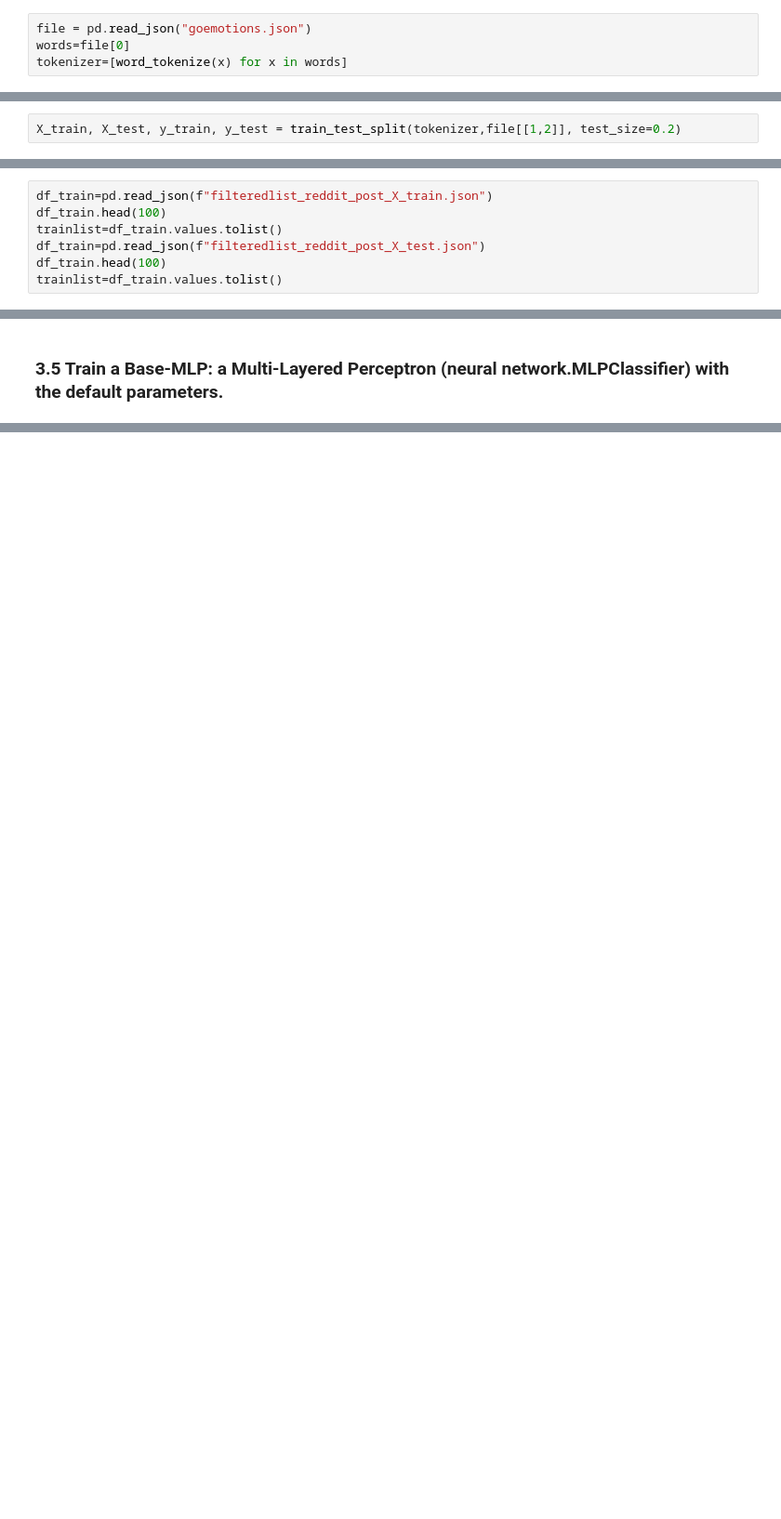
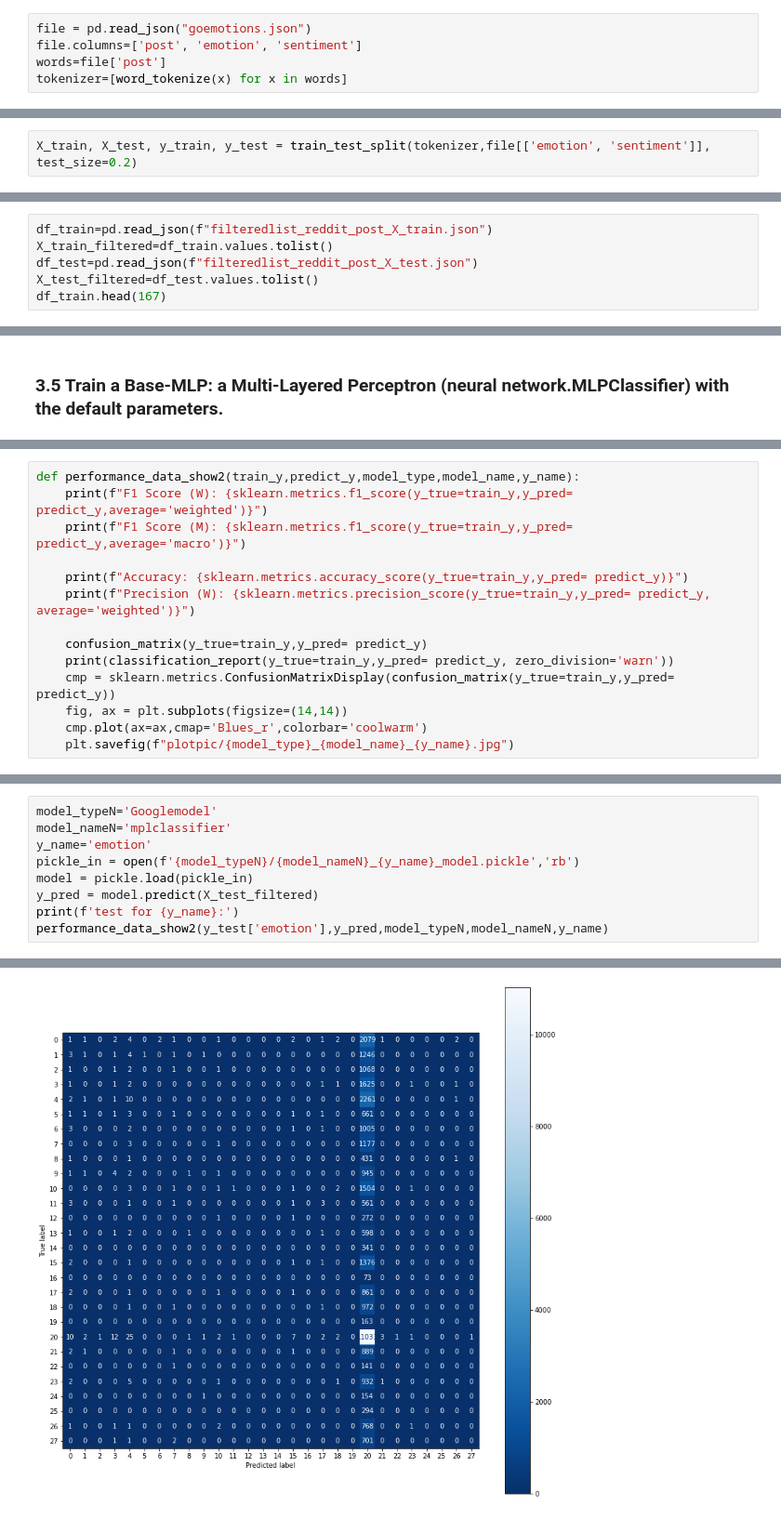
Before and after one commit to Qiantongzhou/comp472_2022_fall_A1, a Jupyter notebook: solution.ipynb, the cells around one changed output, grey strips where cells are left out. Shown at 93% size. Cells and saved outputs as stored; diff of their text form; blank space fills up the shorter version.

```diff
--- a/solution.ipynb
+++ b/solution.ipynb
@@ -655,7 +660,8 @@ wordvec2model.similar_by_vector('car')
 ### 3.2 Use the tokenizer from nltk to extract words from the Reddit posts. Display the number of tokens in the training set.
 # %%
 file = pd.read_json("goemotions.json")
-words=file[0]
+file.columns=['post', 'emotion', 'sentiment']
+words=file['post']
 tokenizer=[word_tokenize(x) for x in words]
 # %%
 list_tokens=[]
@@ -766,7 +772,7 @@ df.T.head()
 | average | -0.007975 | 0.05957 | 0.123047 | 0.034698 | 0.012044 | 0.02887 | 0.074544 | -0.09668 | 0.075277 | 0.138509 | ... | ... |
 1 rows × 299 columns
 # %%
-X_train, X_test, y_train, y_test = train_test_split(tokenizer,file[[1,2]], test_size=0.2)
+X_train, X_test, y_train, y_test = train_test_split(tokenizer,file[['emotion', 'sentiment']], test_size=0.2)
 # %% [markdown]
 ### 3.4 Compute and display the overall hit rates of the training and test sets (i.e. the % of words in the Reddit posts for which an embedding is found in Word2Vec).
 # %%
@@ -812,7 +838,6 @@ KeyboardInterrupt:
 # %%
 df_train=pd.read_json(f"filteredlist_reddit_post_X_train.json")
-df_train.head(100)
-trainlist=df_train.values.tolist()
-df_train=pd.read_json(f"filteredlist_reddit_post_X_test.json")
-df_train.head(100)
-trainlist=df_train.values.tolist()
+X_train_filtered=df_train.values.tolist()
+df_test=pd.read_json(f"filteredlist_reddit_post_X_test.json")
+X_test_filtered=df_test.values.tolist()
+df_train.head(167)
@@ -848 +936,15 @@ def train_model_vec2(model, model_name, train_X, train_Y):
+# %%
+def performance_data_show2(train_y,predict_y,model_type,model_name,y_name):
+    print(f"F1 Score (W): {sklearn.metrics.f1_score(y_true=train_y,y_pred= predict_y,average='weighted')}")
+    print(f"F1 Score (M): {sklearn.metrics.f1_score(y_true=train_y,y_pred= predict_y,average='macro')}")
+
+    print(f"Accuracy: {sklearn.metrics.accuracy_score(y_true=train_y,y_pred= predict_y)}")
+    print(f"Precision (W): {sklearn.metrics.precision_score(y_true=train_y,y_pred= predict_y, average='weighted')}")
+
+    confusion_matrix(y_true=train_y,y_pred= predict_y)
+    print(classification_report(y_true=train_y,y_pred= predict_y, zero_division='warn'))
+    cmp = sklearn.metrics.ConfusionMatrixDisplay(confusion_matrix(y_true=train_y,y_pred= predict_y))
+    fig, ax = plt.subplots(figsize=(14,14))
+    cmp.plot(ax=ax,cmap='Blues_r',colorbar='coolwarm')
+    plt.savefig(f"plotpic/{model_type}_{model_name}_{y_name}.jpg")
 # %%
@@ -850,0 +972,10 @@ predict_emotion=train_model_vec2(classifier,"mplclassifier",trainlist,y_train[1]
+# %%
+model_typeN='Googlemodel'
+model_nameN='mplclassifier'
+y_name='emotion'
+pickle_in = open(f'{model_typeN}/{model_nameN}_{y_name}_model.pickle','rb')
+model = pickle.load(pickle_in)
+y_pred = model.predict(X_test_filtered)
+print(f'test for {y_name}:')
+performance_data_show2(y_test['emotion'],y_pred,model_typeN,model_nameN,y_name)
+# %% [output]
@@ -850,0 +999 @@ predict_emotion=train_model_vec2(classifier,"mplclassifier",trainlist,y_train[1]
+[figure, added]
```
Also changed, not shown: parts of 50 cells of this notebook, 23 other files.
